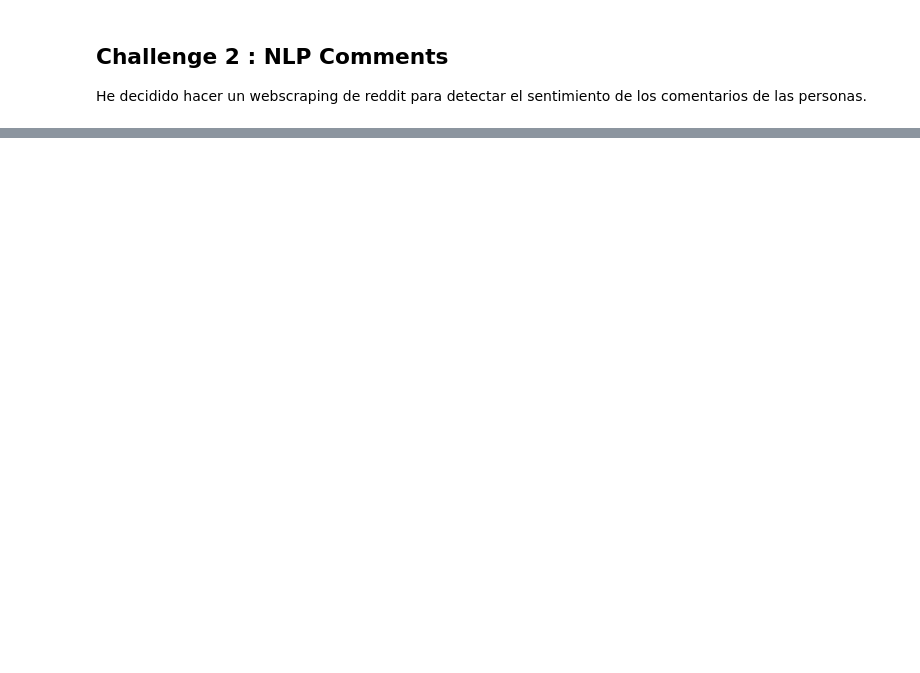
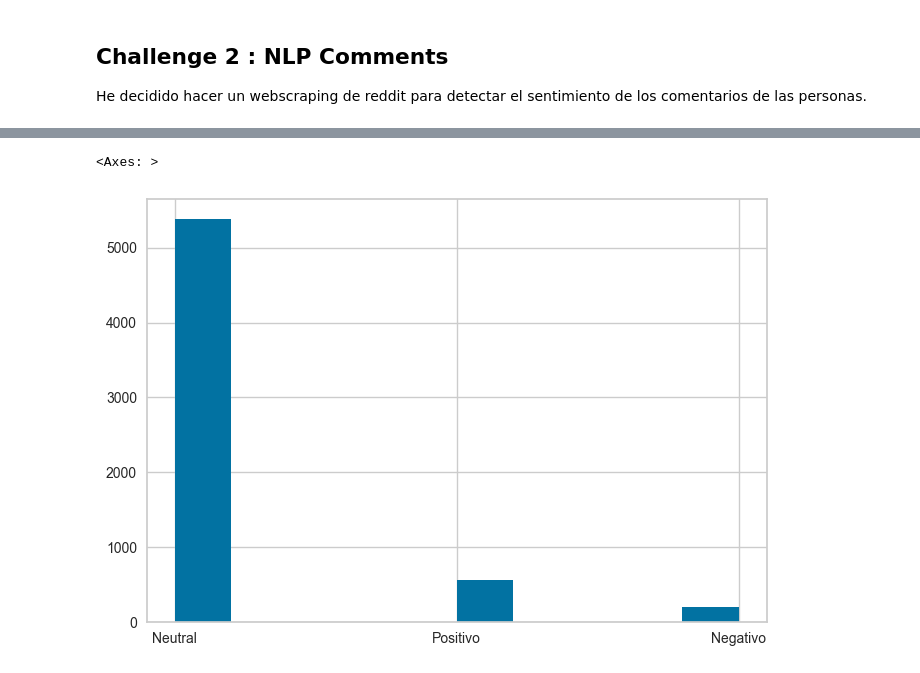
Before and after one commit to fernandofloresg/ProgramacionII, a Jupyter notebook: Challenges/02 - NLP Comments/nlp.ipynb, the cells around one changed output, grey strips where cells are left out. Cells and saved outputs as stored; diff of their text form; code cells hidden in the pictures; blank space fills up the shorter version.

```diff
--- a/Challenges/02 - NLP Comments/nlp.ipynb
+++ b/Challenges/02 - NLP Comments/nlp.ipynb
@@ -46,0 +126,3 @@ Nube de fuego creo que es el nombre coloquial.
+# %%
+data["clean_body"] = data.body.apply(text_process)
+data["clean_body"]
@@ -46,0 +170,3 @@ Nube de fuego creo que es el nombre coloquial.
+# %%
+data["lemm_body"] = data["clean_body"].apply(lemmatize_spanish_text)
+data["lemm_body"]
@@ -46,0 +188,24 @@ Nube de fuego creo que es el nombre coloquial.
+# %%
+import nltk
+from nltk.sentiment.vader import SentimentIntensityAnalyzer
+
+# Download the Spanish language model for NLTK
+nltk.download('vader_lexicon')
+nltk.download('punkt')
+nltk.download('averaged_perceptron_tagger')
+nltk.download('stopwords')
+
+# Initialize the Spanish VADER sentiment analyzer
+sid = SentimentIntensityAnalyzer()
+
+def analyze_sentiment(text):
+    # Use the polarity_scores method to obtain the sentiment scores
+    sentiment_scores = sid.polarity_scores(text)
+
+    # Determine the overall sentiment based on the compound score
+    if sentiment_scores['compound'] >= 0.05:
+        return 'Positivo'
+    elif sentiment_scores['compound'] <= -0.05:
+        return 'Negativo'
+    else:
+        return 'Neutral'
@@ -46,0 +226,7 @@ Nube de fuego creo que es el nombre coloquial.
+# %%
+data["sentiment"] = data["lemm_body"].apply(analyze_sentiment)
+# %%
+data["sentiment"].hist()
+# %% [output]
+<Axes: >
+[figure, added]
```
Also changed, not shown: parts of 21 cells of this notebook, 2 other files.
